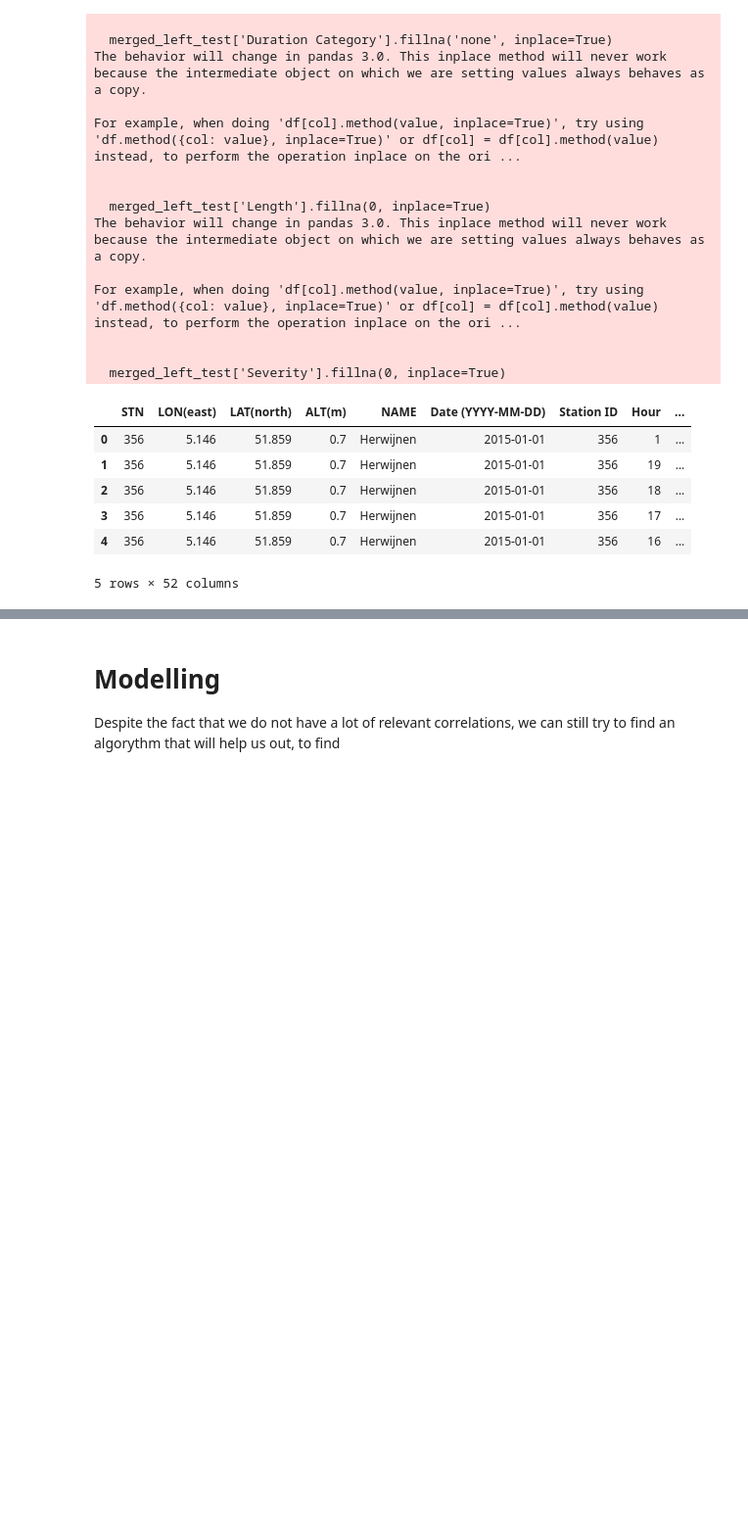
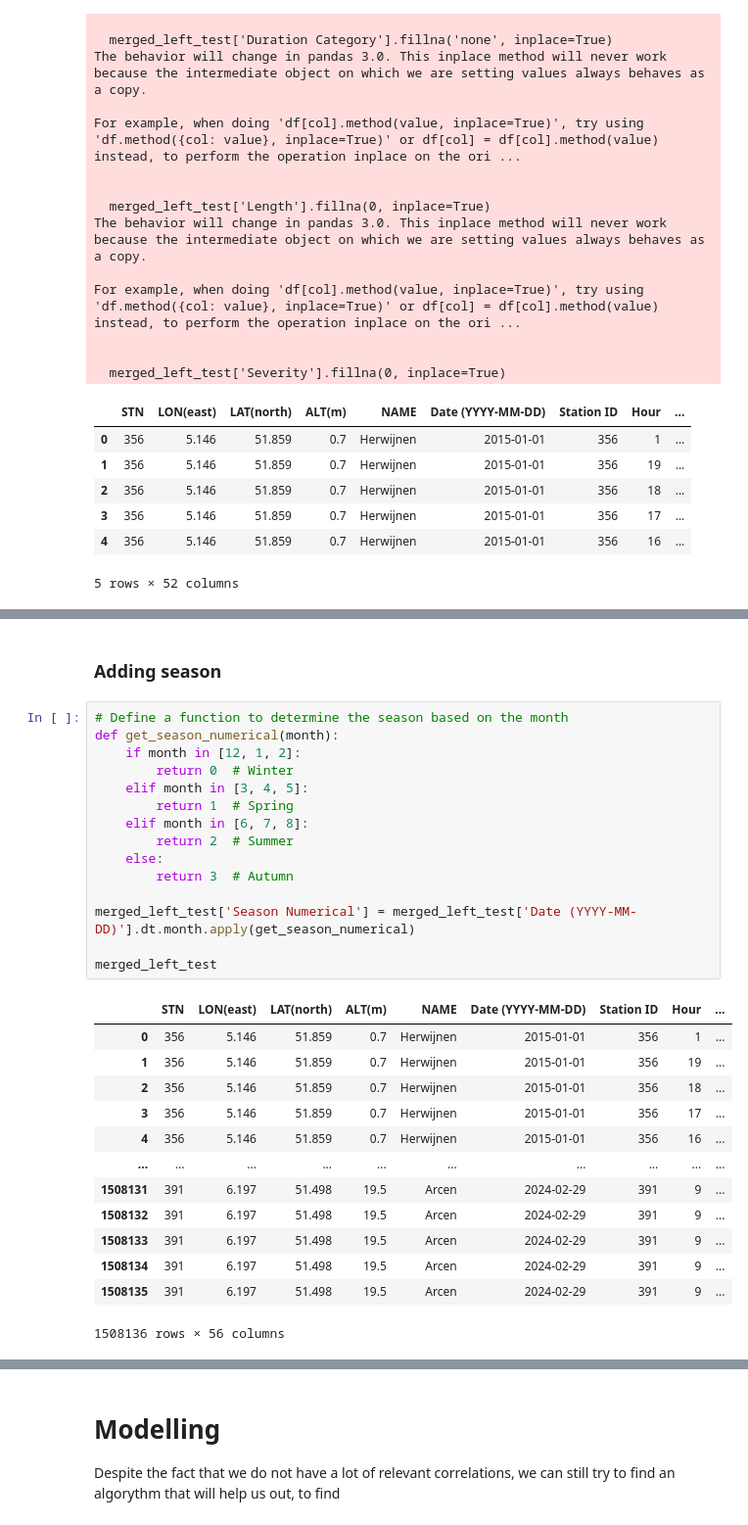
Before and after one commit to mhristev/TodayAI, a Jupyter notebook: MainFile.ipynb, the cells around one changed output, grey strips where cells are left out. Shown: that part at 98% size. Saved outputs shown, nothing was run; the diff lists cells and outputs as text; blank space fills up the shorter version.

```diff
--- a/MainFile.ipynb
+++ b/MainFile.ipynb
@@ -586,0 +610,31 @@ plt.show()
+# %% [markdown]
+### Adding season
+# %%
+# Define a function to determine the season based on the month
+def get_season_numerical(month):
+    if month in [12, 1, 2]:
+        return 0  # Winter
+    elif month in [3, 4, 5]:
+        return 1  # Spring
+    elif month in [6, 7, 8]:
+        return 2  # Summer
+    else:
+        return 3  # Autumn
+
+merged_left_test['Season Numerical'] = merged_left_test['Date (YYYY-MM-DD)'].dt.month.apply(get_season_numerical)
+
+merged_left_test
+# %% [output]
+|  | STN | LON(east) | LAT(north) | ALT(m) | NAME | Date (YYYY-MM-DD) | Station ID | Hour | ... |
+| 0 | 356 | 5.146 | 51.859 | 0.7 | Herwijnen | 2015-01-01 | 356 | 1 | ... |
+| 1 | 356 | 5.146 | 51.859 | 0.7 | Herwijnen | 2015-01-01 | 356 | 19 | ... |
+| 2 | 356 | 5.146 | 51.859 | 0.7 | Herwijnen | 2015-01-01 | 356 | 18 | ... |
+| 3 | 356 | 5.146 | 51.859 | 0.7 | Herwijnen | 2015-01-01 | 356 | 17 | ... |
+| 4 | 356 | 5.146 | 51.859 | 0.7 | Herwijnen | 2015-01-01 | 356 | 16 | ... |
+| ... | ... | ... | ... | ... | ... | ... | ... | ... | ... |
+| 1508131 | 391 | 6.197 | 51.498 | 19.5 | Arcen | 2024-02-29 | 391 | 9 | ... |
+| 1508132 | 391 | 6.197 | 51.498 | 19.5 | Arcen | 2024-02-29 | 391 | 9 | ... |
+| 1508133 | 391 | 6.197 | 51.498 | 19.5 | Arcen | 2024-02-29 | 391 | 9 | ... |
+| 1508134 | 391 | 6.197 | 51.498 | 19.5 | Arcen | 2024-02-29 | 391 | 9 | ... |
+| 1508135 | 391 | 6.197 | 51.498 | 19.5 | Arcen | 2024-02-29 | 391 | 9 | ... |
+1508136 rows × 56 columns
```
Also changed, not shown: parts of 28 cells of this notebook.
